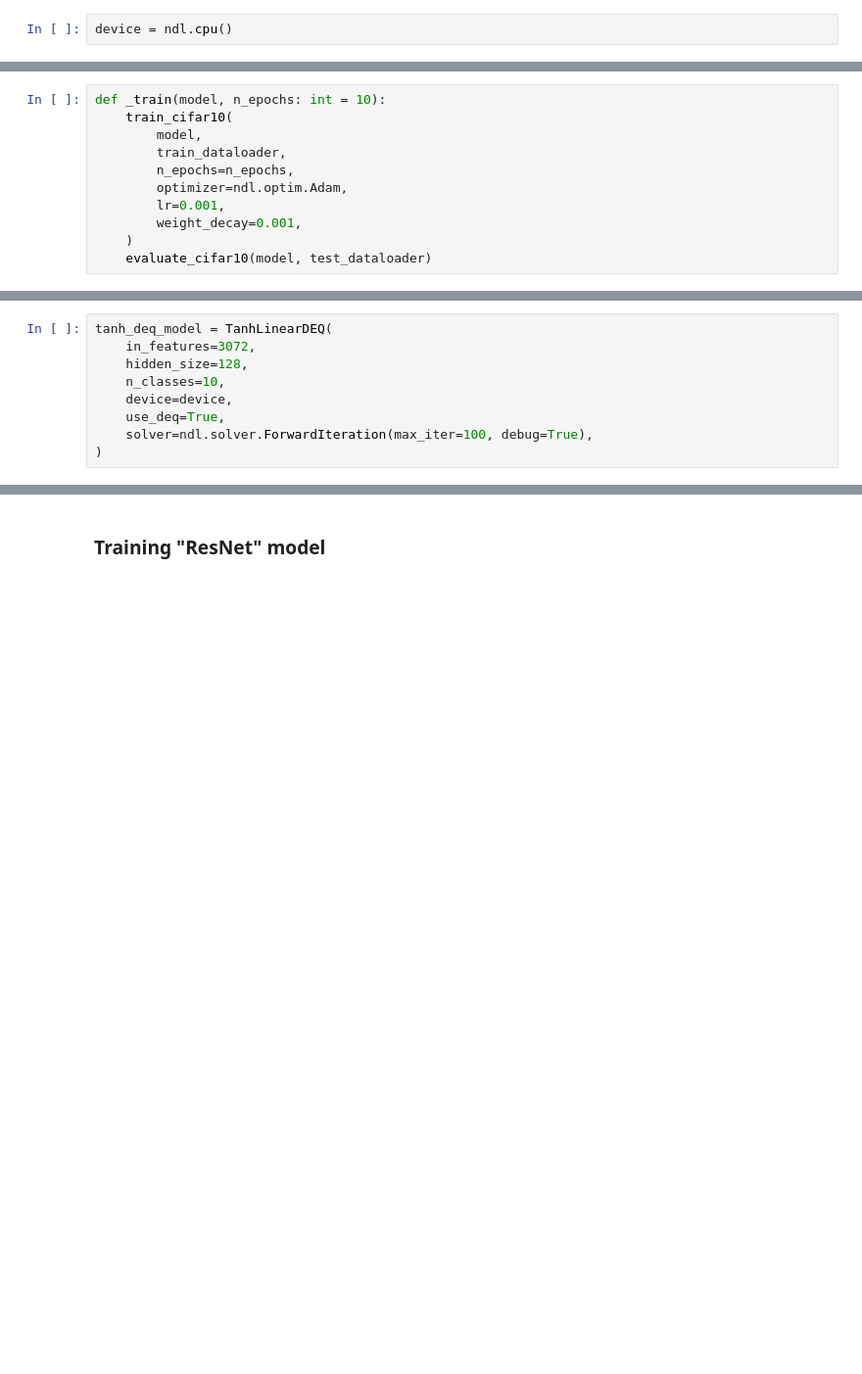
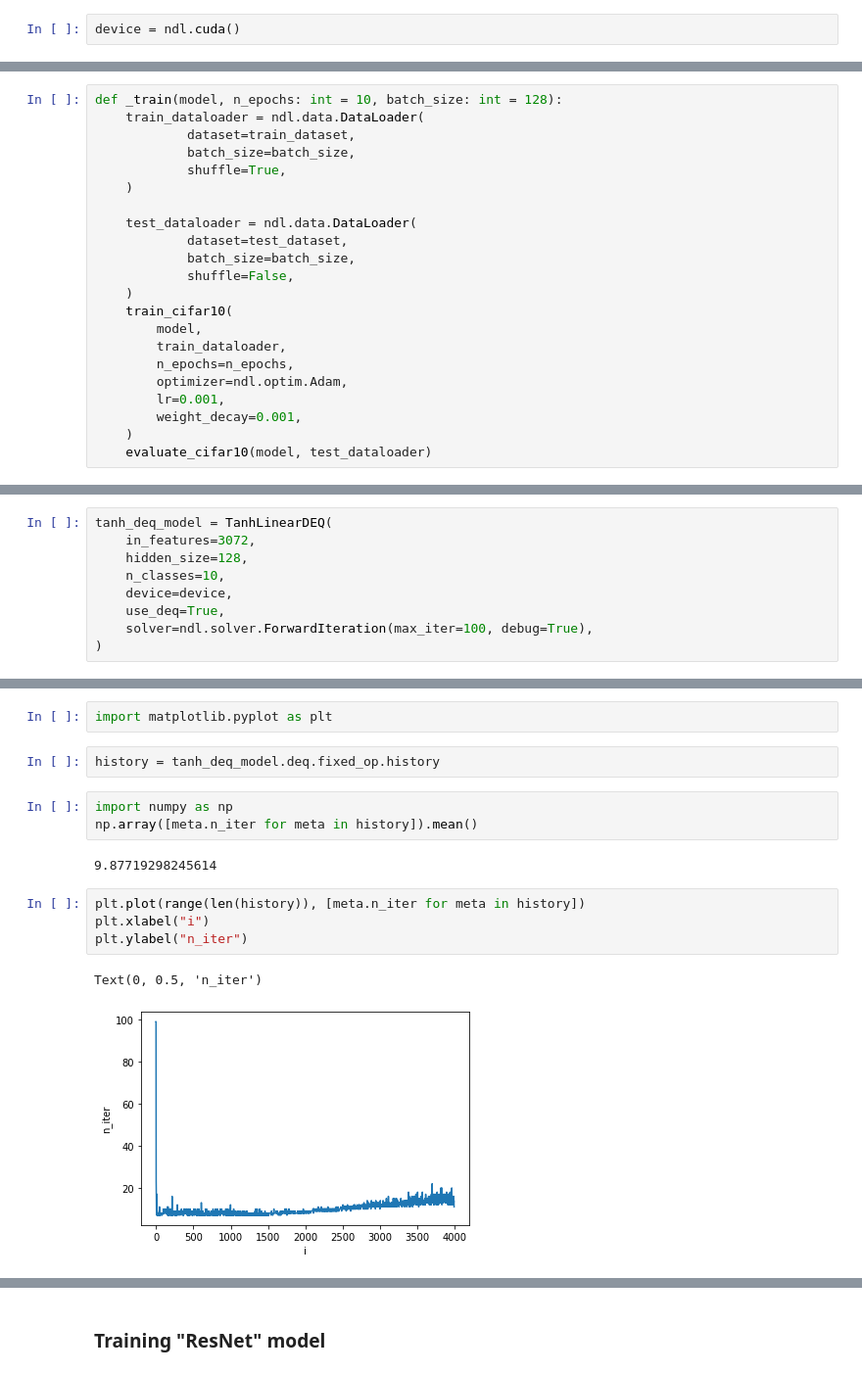
Before and after one commit to LiableFish/dlsyscourse-project, a Jupyter notebook: project.ipynb, the cells around one changed output, grey strips where cells are left out. Shown at 98% size. Cells and saved outputs as stored; diff of their text form; blank space fills up the shorter version.

```diff
--- a/project.ipynb
+++ b/project.ipynb
@@ -44,5 +88,5 @@ import needle as ndl
 # %%
-device = ndl.cpu()
+device = ndl.cuda()
 # %%
 train_dataset = ndl.data.CIFAR10Dataset("data/cifar-10-batches-py", train=True)
 test_dataset = ndl.data.CIFAR10Dataset("data/cifar-10-batches-py", train=False)
@@ -61,7 +108,18 @@ test_dataloader = ndl.data.DataLoader(
 # %%
 from simple_training import train_cifar10, evaluate_cifar10
 # %%
-def _train(model, n_epochs: int = 10):
+def _train(model, n_epochs: int = 10, batch_size: int = 128):
+    train_dataloader = ndl.data.DataLoader(
+            dataset=train_dataset,
+            batch_size=batch_size,
+            shuffle=True,
+    )
+
+    test_dataloader = ndl.data.DataLoader(
+            dataset=test_dataset,
+            batch_size=batch_size,
+            shuffle=False,
+    )
     train_cifar10(
         model,
         train_dataloader,
@@ -140,0 +204,16 @@ accuracy: 0.4107 loss: [1.6440225]
+# %%
+import matplotlib.pyplot as plt
+# %%
+history = tanh_deq_model.deq.fixed_op.history
+# %%
+import numpy as np
+np.array([meta.n_iter for meta in history]).mean()
+# %% [output]
+9.87719298245614
+# %%
+plt.plot(range(len(history)), [meta.n_iter for meta in history])
+plt.xlabel("i")
+plt.ylabel("n_iter")
+# %% [output]
+Text(0, 0.5, 'n_iter')
+[figure, added]
```
Also changed, not shown: parts of 33 cells of this notebook.
